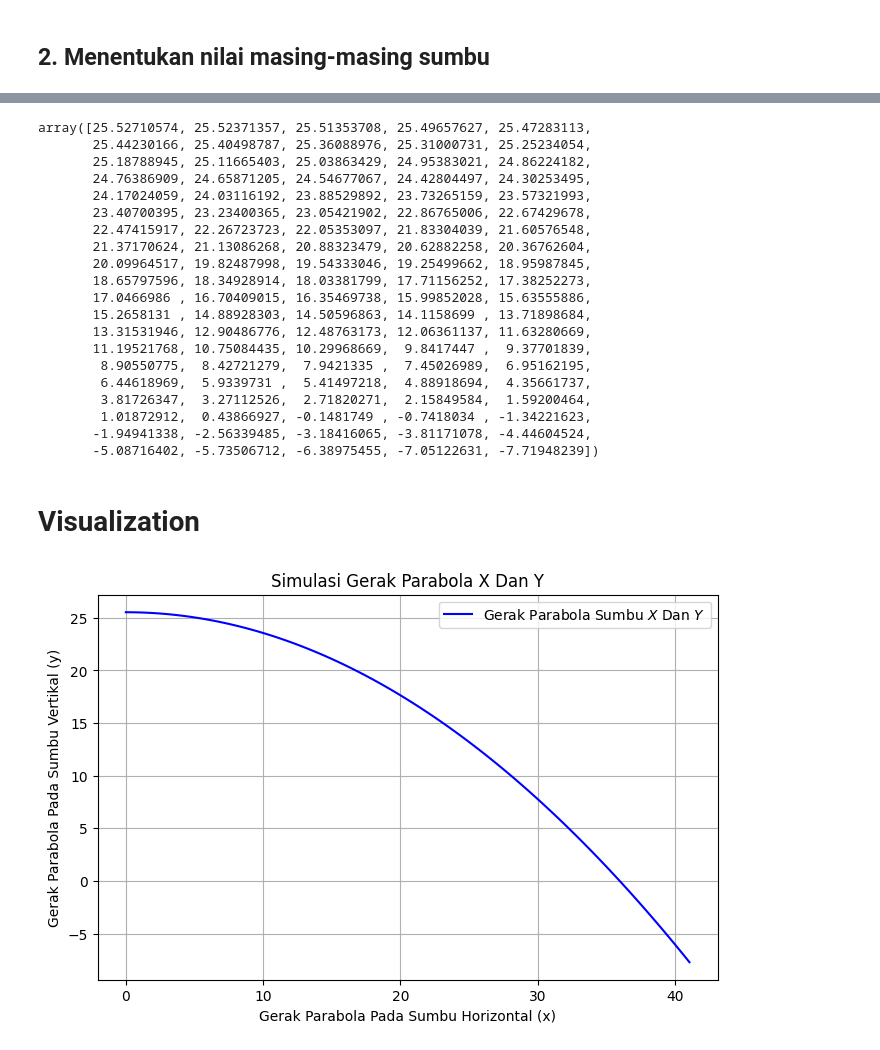
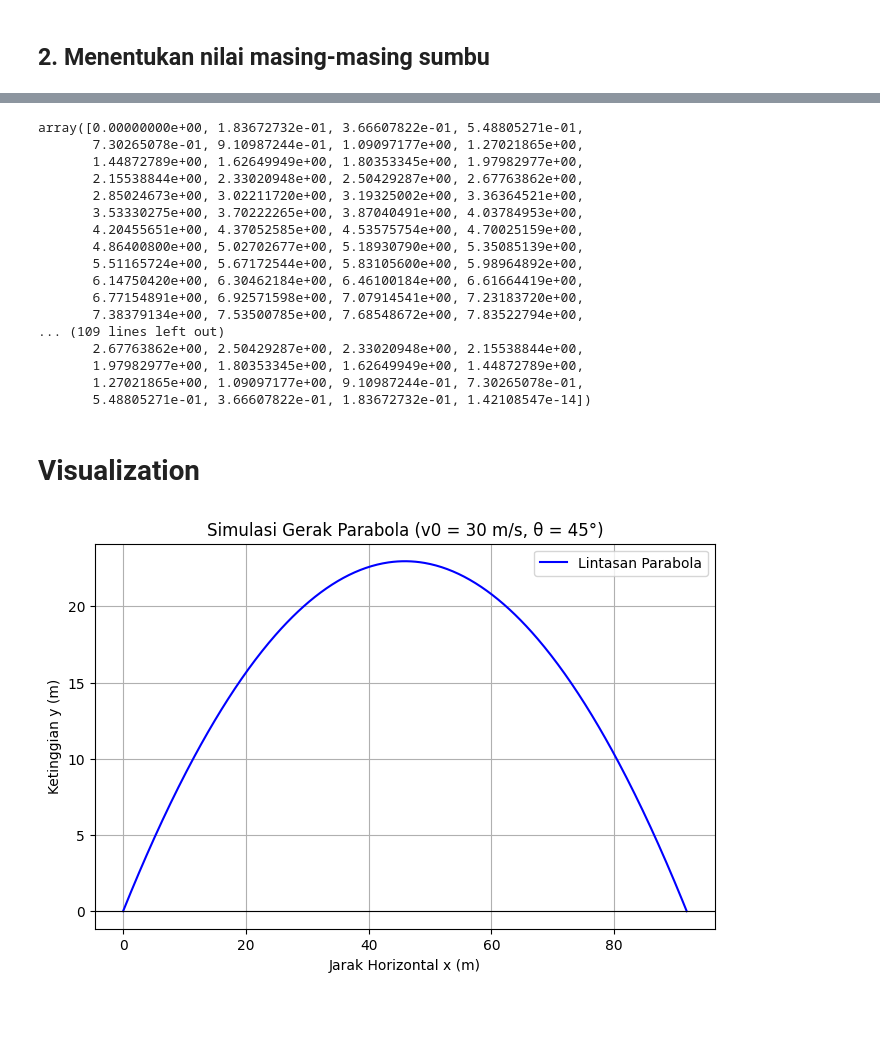
Before and after one commit to fauzan18296/Challenge-1D-And-2D-Kinematics-And-Computational-Visualization-Basics-, a Jupyter notebook: projectile_motion.ipynb, the cells around one changed output, grey strips where cells are left out. Cells and saved outputs as stored; diff of their text form; code cells hidden in the pictures; blank space fills up the shorter version.

```diff
--- a/projectile_motion.ipynb
+++ b/projectile_motion.ipynb
@@ -16,13 +16,15 @@ v0 = 30.0 # m/s dengan pada sudut elevasi 45 deg
 # %%
 # Mencari Gerak Parabola Pada  Sumbu Horizontal(X)
 # Algoritma Mencari Komponen Sumbu X(Horizontal)
-vx = v0 * math.cos(45)
+# Mengubah Sudut Elevasi Ke Radian
+theta_rad = np.radians(45)
+vx = v0 * np.cos(theta_rad)
 
 #  Cari Nilai Variabel Waktu(t) lewat jalur sumbu Vertikal(Y)
 g = 9.8
-vy = v0 * math.sin(45)
-t_max = vy / g
-t = np.linspace(0, t_max, 100)
+vy = v0 * np.sin(theta_rad)
+t_total = 2*vy / g # Waktu total penerbangan (untuk tanah datar)
+t = np.linspace(0, t_total, 500)
 
 # Cari Sumbu X
 x = vx * t
@@ -71,39 +69,37 @@ array([ 0.        ,  0.41465522,  0.82931045,  1.24396567,  1.6586209 ,
 # %%
 # Mencari Gerak Parabola Sumbu Vertikal(Y)
 # Algoritma Mencari Komponen Sumbu Vertikal(Y)
-y = vy - 1/2 * g * t**2
+y = vy * t - 1/2 * g * t**2
 y
 # %% [output]
-array([25.52710574, 25.52371357, 25.51353708, 25.49657627, 25.47283113,
-       25.44230166, 25.40498787, 25.36088976, 25.31000731, 25.25234054,
-       25.18788945, 25.11665403, 25.03863429, 24.95383021, 24.86224182,
-       24.76386909, 24.65871205, 24.54677067, 24.42804497, 24.30253495,
-       24.17024059, 24.03116192, 23.88529892, 23.73265159, 23.57321993,
-       23.40700395, 23.23400365, 23.05421902, 22.86765006, 22.67429678,
-       22.47415917, 22.26723723, 22.05353097, 21.83304039, 21.60576548,
-       21.37170624, 21.13086268, 20.88323479, 20.62882258, 20.36762604,
-       20.09964517, 19.82487998, 19.54333046, 19.25499662, 18.95987845,
-       18.65797596, 18.34928914, 18.03381799, 17.71156252, 17.38252273,
-       17.0466986 , 16.70409015, 16.35469738, 15.99852028, 15.63555886,
-       15.2658131 , 14.88928303, 14.50596863, 14.1158699 , 13.71898684,
-       13.31531946, 12.90486776, 12.48763173, 12.06361137, 11.63280669,
-       11.19521768, 10.75084435, 10.29968669,  9.8417447 ,  9.37701839,
-        8.90550775,  8.42721279,  7.9421335 ,  7.45026989,  6.95162195,
-        6.44618969,  5.9339731 ,  5.41497218,  4.88918694,  4.35661737,
-        3.81726347,  3.27112526,  2.71820271,  2.15849584,  1.59200464,
-        1.01872912,  0.43866927, -0.1481749 , -0.7418034 , -1.34221623,
-       -1.94941338, -2.56339485, -3.18416065, -3.81171078, -4.44604524,
-       -5.08716402, -5.73506712, -6.38975455, -7.05122631, -7.71948239])
+array([0.00000000e+00, 1.83672732e-01, 3.66607822e-01, 5.48805271e-01,
+       7.30265078e-01, 9.10987244e-01, 1.09097177e+00, 1.27021865e+00,
+       1.44872789e+00, 1.62649949e+00, 1.80353345e+00, 1.97982977e+00,
+       2.15538844e+00, 2.33020948e+00, 2.50429287e+00, 2.67763862e+00,
+       2.85024673e+00, 3.02211720e+00, 3.19325002e+00, 3.36364521e+00,
+       3.53330275e+00, 3.70222265e+00, 3.87040491e+00, 4.03784953e+00,
+       4.20455651e+00, 4.37052585e+00, 4.53575754e+00, 4.70025159e+00,
+       4.86400800e+00, 5.02702677e+00, 5.18930790e+00, 5.35085139e+00,
+       5.51165724e+00, 5.67172544e+00, 5.83105600e+00, 5.98964892e+00,
+       6.14750420e+00, 6.30462184e+00, 6.46100184e+00, 6.61664419e+00,
+       6.77154891e+00, 6.92571598e+00, 7.07914541e+00, 7.23183720e+00,
+       7.38379134e+00, 7.53500785e+00, 7.68548672e+00, 7.83522794e+00,
+... (109 lines left out)
+       2.67763862e+00, 2.50429287e+00, 2.33020948e+00, 2.15538844e+00,
+       1.97982977e+00, 1.80353345e+00, 1.62649949e+00, 1.44872789e+00,
+       1.27021865e+00, 1.09097177e+00, 9.10987244e-01, 7.30265078e-01,
+       5.48805271e-01, 3.66607822e-01, 1.83672732e-01, 1.42108547e-14])
 # %% [markdown]
 # Visualization
 # %%
 plt.figure(figsize=(8, 5))
-plt.plot(x, y, label="Gerak Parabola Sumbu $X$ Dan $Y$", color="b")
-plt.title("Simulasi Gerak Parabola X Dan Y")
-plt.xlabel("Gerak Parabola Pada Sumbu Horizontal (x)")
-plt.ylabel("Gerak Parabola Pada Sumbu Vertikal (y)")
+plt.plot(x, y, label="Lintasan Parabola", color="blue")
+plt.title("Simulasi Gerak Parabola (v0 = 30 m/s, θ = 45°)")
+plt.xlabel("Jarak Horizontal x (m)")
+plt.ylabel("Ketinggian y (m)")
 plt.grid(True)
+plt.axhline(0, color="black", linewidth=0.8)
 plt.legend()
 plt.show()
 # %% [output]
-[figure, old version]
+[figure, new version]
```
Also changed, not shown: parts of 1 cell of this notebook.
